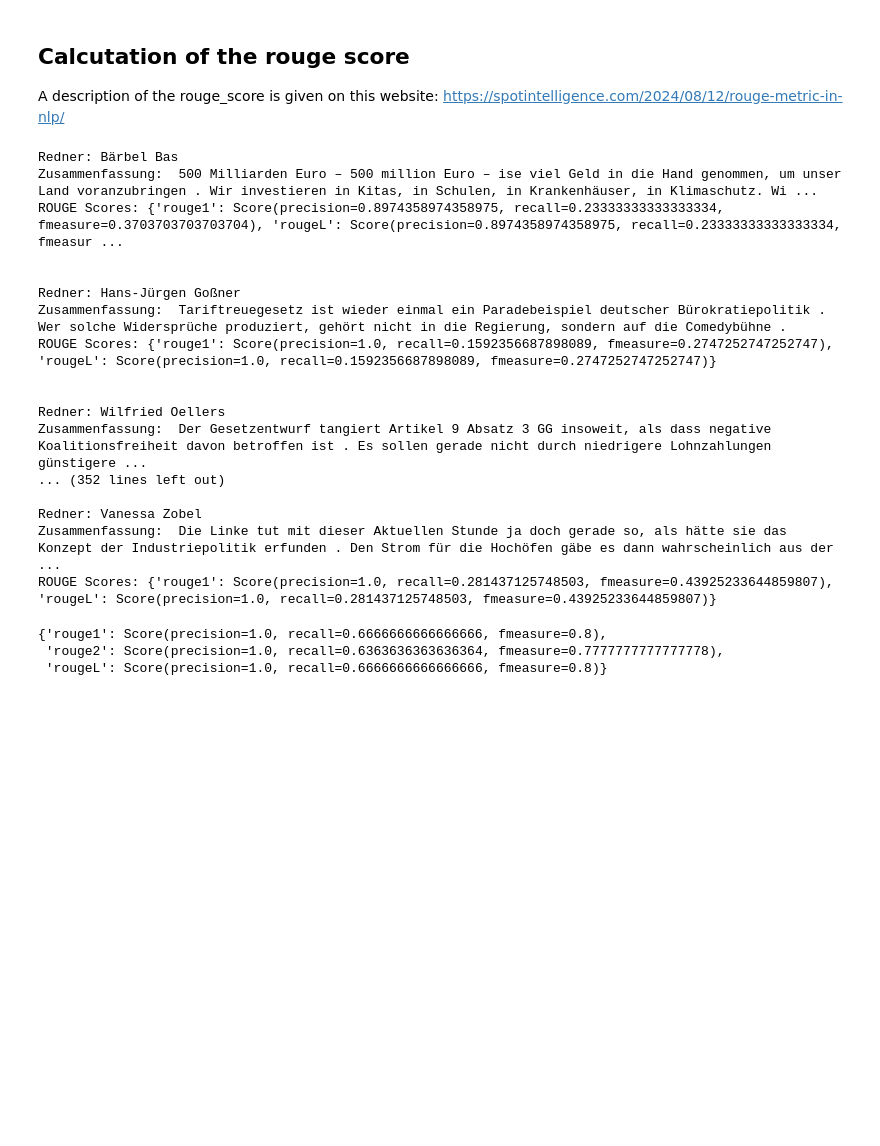
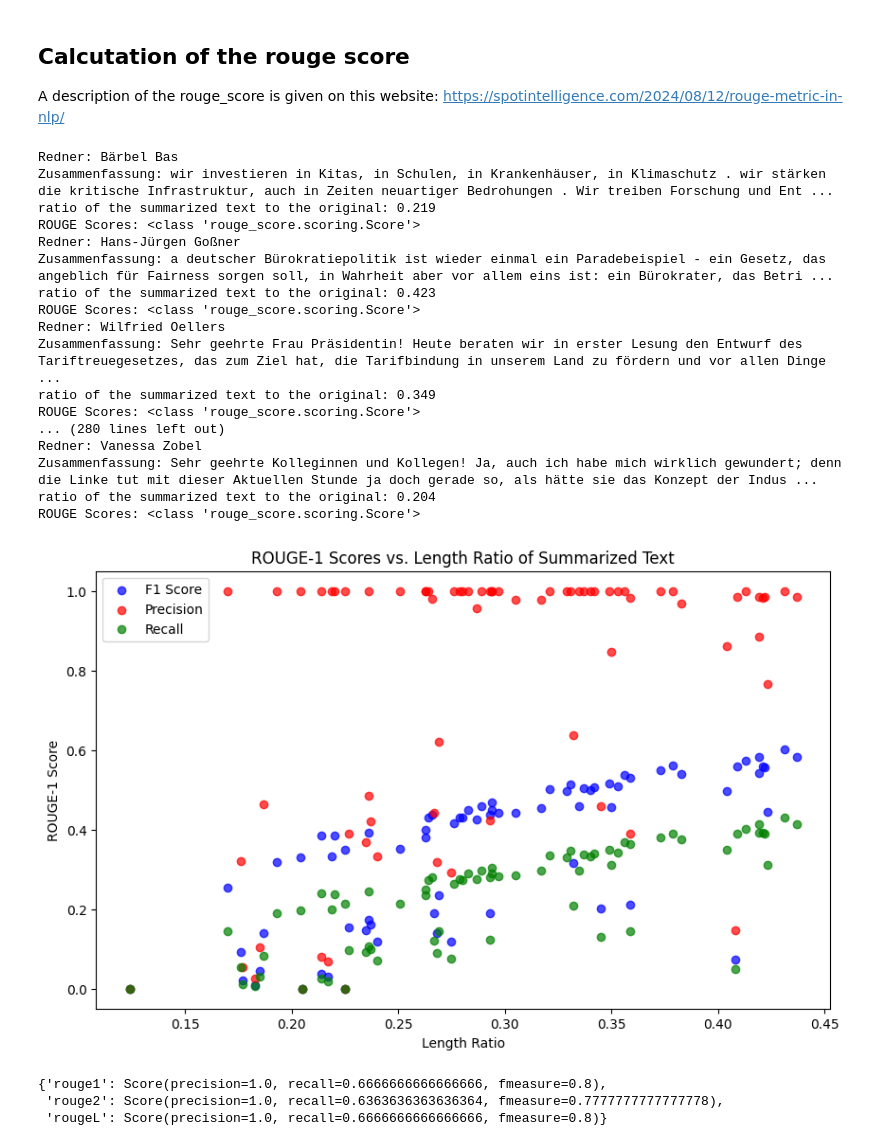
Before and after one commit to Roby290597/bundestag_speeches, a Jupyter notebook: tasks/text_summarization.ipynb, the cells around one changed output. Saved outputs shown, nothing was run; the diff lists cells and outputs as text; code cells hidden in the pictures; blank space fills up the shorter version.

Commit message:
plot Rouge scores

```diff
--- a/tasks/text_summarization.ipynb
+++ b/tasks/text_summarization.ipynb
@@ -77,9 +98,9 @@ for speaker in all_speakers:
 from transformers import pipeline
 
 # using pipeline API for summarization task
-summarization = pipeline("summarization")
+summarization = pipeline("summarization", model="t5-small", tokenizer="t5-small", max_length=1100, min_length=700)
 
-
+# Just an example text in German
 original_text = """
 
 Sehr geehrte/r Frau/Herr [Name],
@@ -103,9 +124,10 @@ Mit freundlichen Grüßen.
 Max Mustermann
 """
 
+print(len(original_text))
+
 summary_text = summarization(original_text)[0]['summary_text']
-print("Summary:", summary_text)
-
+print(summary_text)
 
 
 from rouge_score import rouge_scorer
@@ -135,30 +156,54 @@ from rouge_score import rouge_scorer
 scorer = rouge_scorer.RougeScorer(['rouge1', 'rougeL', 'rougeLsum'], use_stemmer=True)
 
 
+
+precisions_r1 = []
+recalls_r1 = []
+f1s_r1 = []
+length_ratios = []
+
 for name, text in reden.items():
-    summary_text = summarization(text[:1000])[0]['summary_text']
+    summary_text = summarization(text)[0]['summary_text']
     scores = scorer.score(text[:1000], summary_text)
     print(f"Redner: {name}\nZusammenfassung: {summary_text} ")
-    print("ROUGE Scores:", scores)
-    print("\n")
+    print(f"ratio of the summarized text to the original: {len(summary_text)/len(text[:1000])}")
+    print("ROUGE Scores:", scores["rouge1"])
+    precisions_r1.append(scores["rouge1"].precision)
+    recalls_r1.append(scores["rouge1"].recall)
+    f1s_r1.append(scores["rouge1"].fmeasure)
+    length_ratios.append(len(summary_text)/len(text[:1000]))
 # %% [output]
 Redner: Bärbel Bas
-Zusammenfassung:  500 Milliarden Euro – 500 million Euro – ise viel Geld in die Hand genommen, um unser Land voranzubringen . Wir investieren in Kitas, in Schulen, in Krankenhäuser, in Klimaschutz. Wi ...
-ROUGE Scores: {'rouge1': Score(precision=0.8974358974358975, recall=0.23333333333333334, fmeasure=0.3703703703703704), 'rougeL': Score(precision=0.8974358974358975, recall=0.23333333333333334, fmeasur ...
-
-
+Zusammenfassung: wir investieren in Kitas, in Schulen, in Krankenhäuser, in Klimaschutz . wir stärken die kritische Infrastruktur, auch in Zeiten neuartiger Bedrohungen . Wir treiben Forschung und Ent ...
+ratio of the summarized text to the original: 0.219
+ROUGE Scores: <class 'rouge_score.scoring.Score'>
 Redner: Hans-Jürgen Goßner
-Zusammenfassung:  Tariftreuegesetz ist wieder einmal ein Paradebeispiel deutscher Bürokratiepolitik . Wer solche Widersprüche produziert, gehört nicht in die Regierung, sondern auf die Comedybühne .
-ROUGE Scores: {'rouge1': Score(precision=1.0, recall=0.1592356687898089, fmeasure=0.2747252747252747), 'rougeL': Score(precision=1.0, recall=0.1592356687898089, fmeasure=0.2747252747252747)}
-
-
+Zusammenfassung: a deutscher Bürokratiepolitik ist wieder einmal ein Paradebeispiel - ein Gesetz, das angeblich für Fairness sorgen soll, in Wahrheit aber vor allem eins ist: ein Bürokrater, das Betri ...
+ratio of the summarized text to the original: 0.423
+ROUGE Scores: <class 'rouge_score.scoring.Score'>
 Redner: Wilfried Oellers
-Zusammenfassung:  Der Gesetzentwurf tangiert Artikel 9 Absatz 3 GG insoweit, als dass negative Koalitionsfreiheit davon betroffen ist . Es sollen gerade nicht durch niedrigere Lohnzahlungen günstigere ...
-... (352 lines left out)
-
+Zusammenfassung: Sehr geehrte Frau Präsidentin! Heute beraten wir in erster Lesung den Entwurf des Tariftreuegesetzes, das zum Ziel hat, die Tarifbindung in unserem Land zu fördern und vor allen Dinge ...
+ratio of the summarized text to the original: 0.349
+ROUGE Scores: <class 'rouge_score.scoring.Score'>
+... (280 lines left out)
 Redner: Vanessa Zobel
-Zusammenfassung:  Die Linke tut mit dieser Aktuellen Stunde ja doch gerade so, als hätte sie das Konzept der Industriepolitik erfunden . Den Strom für die Hochöfen gäbe es dann wahrscheinlich aus der  ...
-ROUGE Scores: {'rouge1': Score(precision=1.0, recall=0.281437125748503, fmeasure=0.43925233644859807), 'rougeL': Score(precision=1.0, recall=0.281437125748503, fmeasure=0.43925233644859807)}
+Zusammenfassung: Sehr geehrte Kolleginnen und Kollegen! Ja, auch ich habe mich wirklich gewundert; denn die Linke tut mit dieser Aktuellen Stunde ja doch gerade so, als hätte sie das Konzept der Indus ...
+ratio of the summarized text to the original: 0.204
+ROUGE Scores: <class 'rouge_score.scoring.Score'>
+# %%
+import matplotlib.pyplot as plt
+
+plt.figure(figsize=(10, 6))
+plt.scatter(length_ratios, f1s_r1, color='blue', alpha=0.7, label='F1 Score')
+plt.scatter(length_ratios, precisions_r1, color='red', alpha=0.7, label='Precision')
+plt.scatter(length_ratios, recalls_r1, color='green', alpha=0.7, label='Recall')
+plt.title('ROUGE-1 Scores vs. Length Ratio of Summarized Text')
+plt.xlabel('Length Ratio')
+plt.ylabel('ROUGE-1 Score')
+plt.legend()
+plt.show()
+# %% [output]
+[figure, added]
 # %%
 from rouge_score import rouge_scorer
 
```
Also changed, not shown: parts of 7 cells of this notebook, 6 other files.
